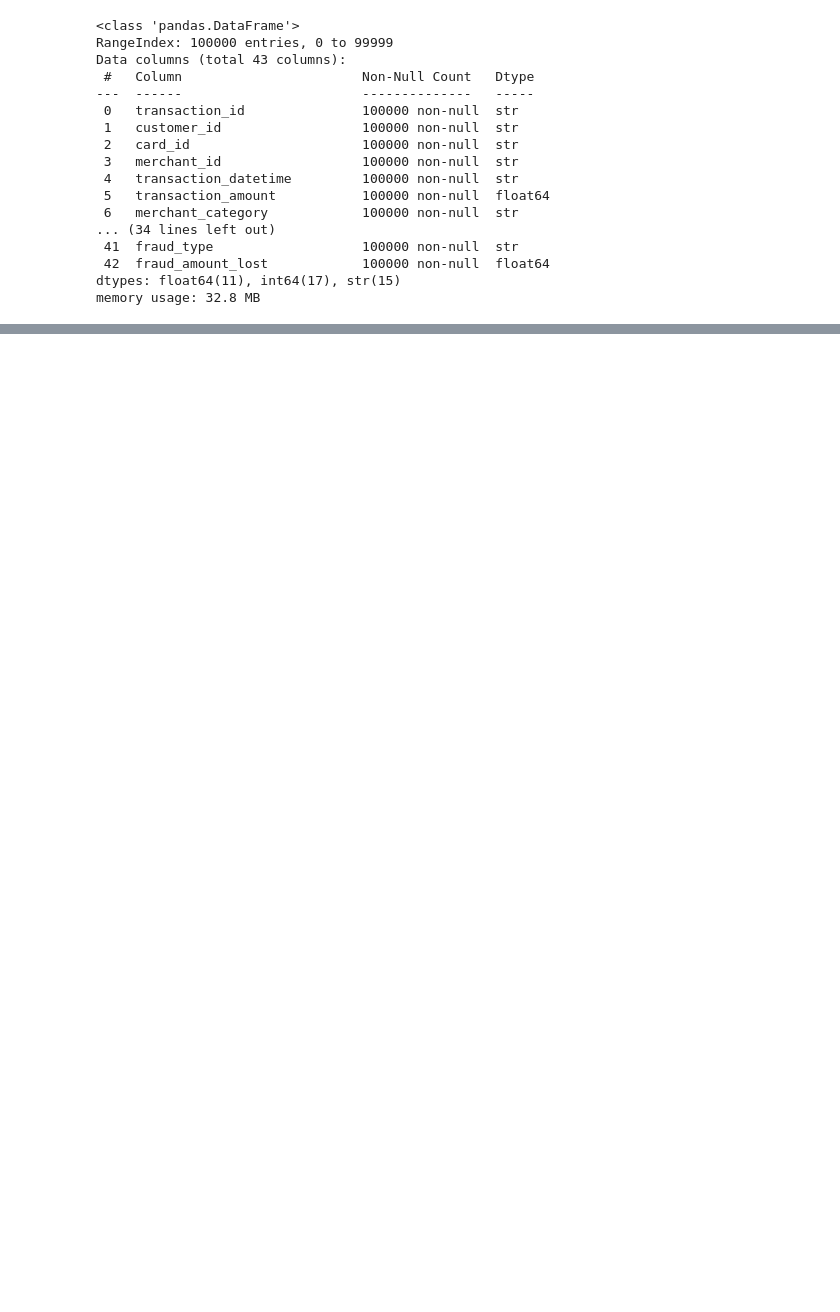
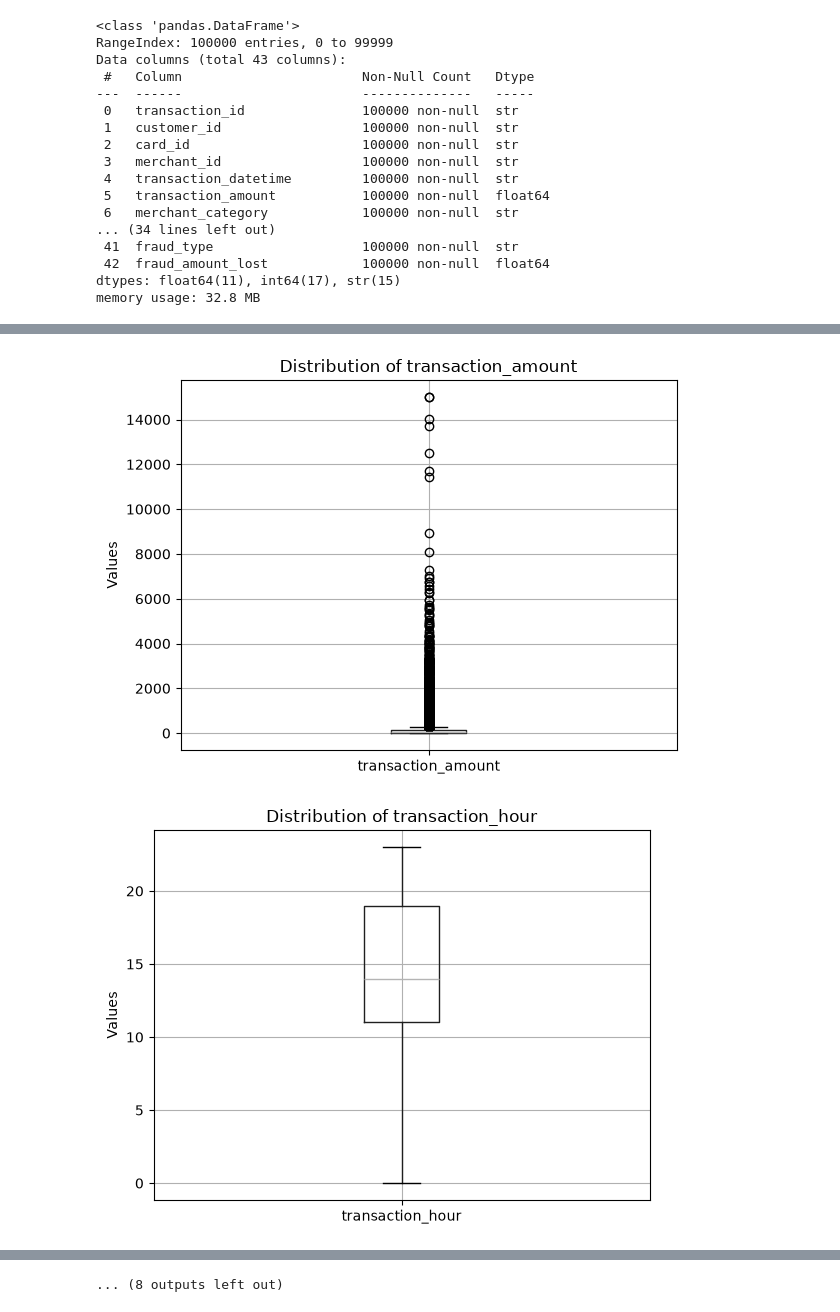
Before and after one commit to LuisRomero01/AppliedML_CreditCardFraud, a Jupyter notebook: Data_Explore.ipynb, the cells around one changed output, grey strips where cells are left out. Drawn from its saved outputs; the diff is of its cells as text; code cells hidden in the pictures; blank space fills up the shorter version.

```diff
--- a/Data_Explore.ipynb
+++ b/Data_Explore.ipynb
@@ -24,0 +76,7 @@ memory usage: 32.8 MB
+# %%
+feature_names = df.columns.tolist()
+
+for col in feature_names:
+    sum_of_nan = df[col].isna().sum()
+    if sum_of_nan > 0:
+        print(f"{col} column has {df[col].isna().sum()} nan's \n")
@@ -24,0 +91,4 @@ memory usage: 32.8 MB
+# %%
+cols_to_drop = ['transaction_id', 'customer_id', 'card_id', 'merchant_id', 'fraud_type', 'fraud_amount_lost']
+main_feats = df.drop(columns=cols_to_drop)
+main_feats
@@ -24,0 +109,3 @@ memory usage: 32.8 MB
+# %%
+num_cols = main_feats.select_dtypes(include='number')
+num_cols
@@ -24,0 +128,4 @@ memory usage: 32.8 MB
+# %%
+cols_to_drop = ['card_present', 'international_transaction', 'high_risk_country', 'used_chip', 'used_pin', 'is_weekend', 'is_fraud']
+num_cols = num_cols.drop(columns=cols_to_drop)
+num_cols
@@ -24,0 +146,12 @@ memory usage: 32.8 MB
+# %%
+for col in num_cols.columns:
+    plt.figure()
+
+    num_cols.boxplot(column=[col])
+    plt.title(f'Distribution of {col}')
+    plt.ylabel('Values')
+
+    plt.show()
+# %% [output]
+[figure, added]
+[figure, added]
@@ -24,0 +168 @@ memory usage: 32.8 MB
+... (8 outputs left out)
```
Also changed, not shown: parts of 24 cells of this notebook.
